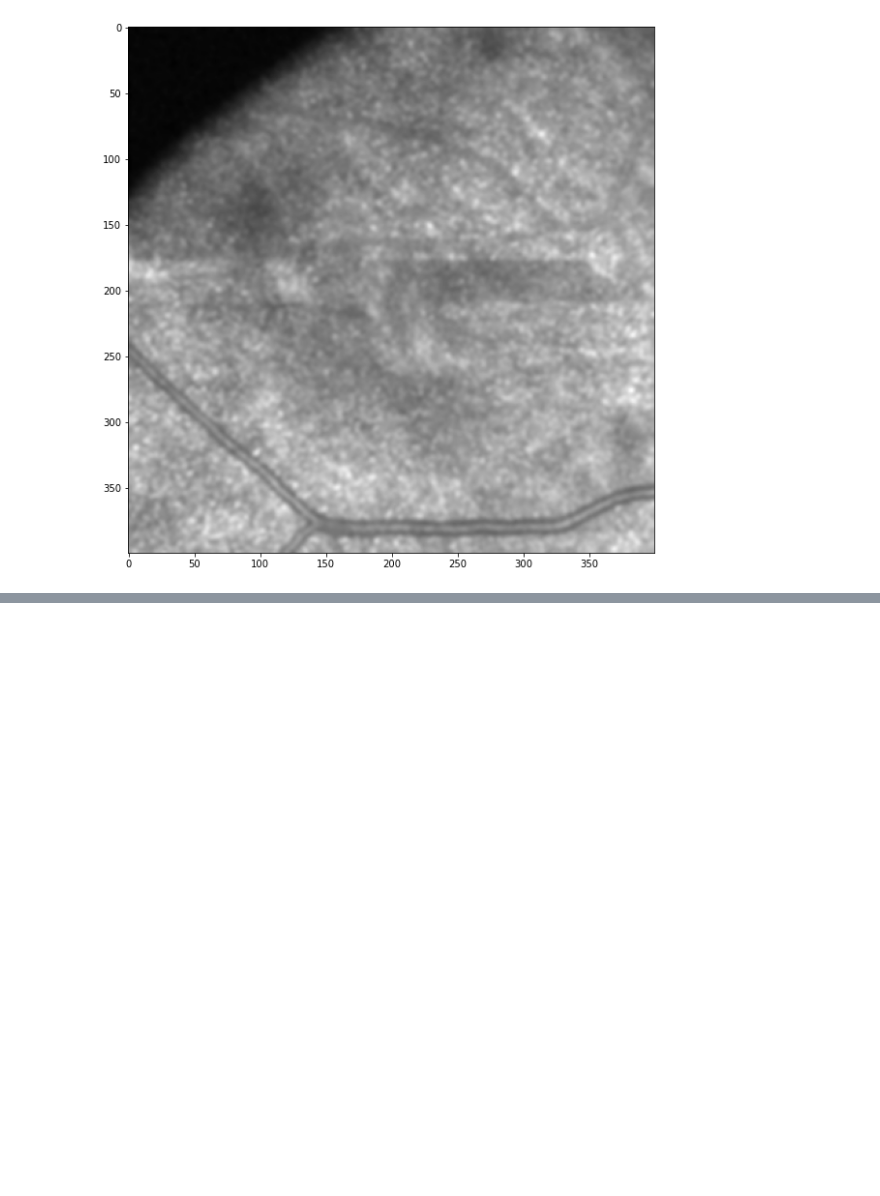
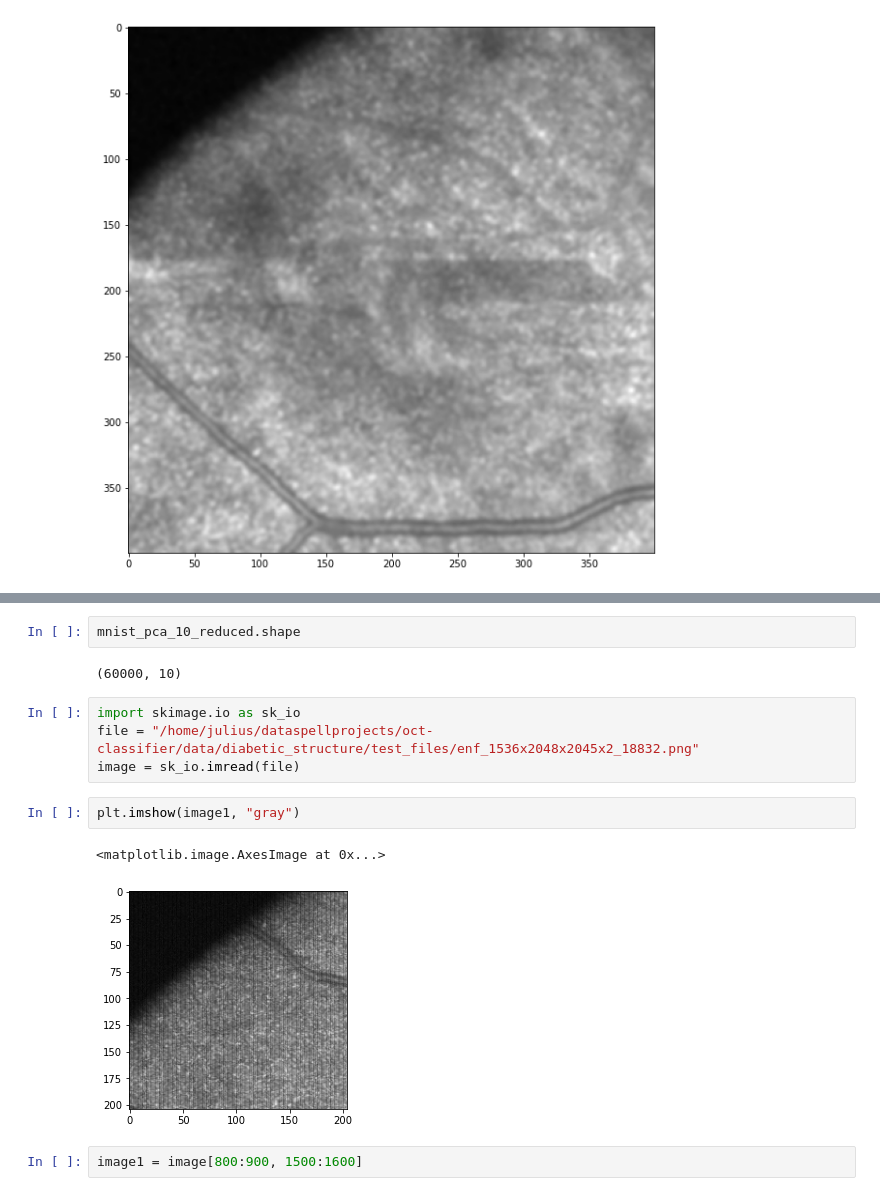
Before and after one commit to LilWeirdProgramms/oct-classifier, a Jupyter notebook: util_notebooks/correlation_fourier_filter.ipynb, the cells around one changed output, grey strips where cells are left out. Cells and saved outputs as stored; diff of their text form; blank space fills up the shorter version.

```diff
--- a/util_notebooks/correlation_fourier_filter.ipynb
+++ b/util_notebooks/correlation_fourier_filter.ipynb
@@ -242,0 +282,15 @@ for file in file_list:
+# %%
+mnist_pca_10_reduced.shape
+# %% [output]
+(60000, 10)
+# %%
+import skimage.io as sk_io
+file = "/home/julius/dataspellprojects/oct-classifier/data/diabetic_structure/test_files/enf_1536x2048x2045x2_18832.png"
+image = sk_io.imread(file)
+# %%
+plt.imshow(image1, "gray")
+# %% [output]
+<matplotlib.image.AxesImage at 0x...>
+[figure, added]
+# %%
+image1 = image[800:900, 1500:1600]
```
Also changed, not shown: parts of 15 cells of this notebook, 23 other files.
